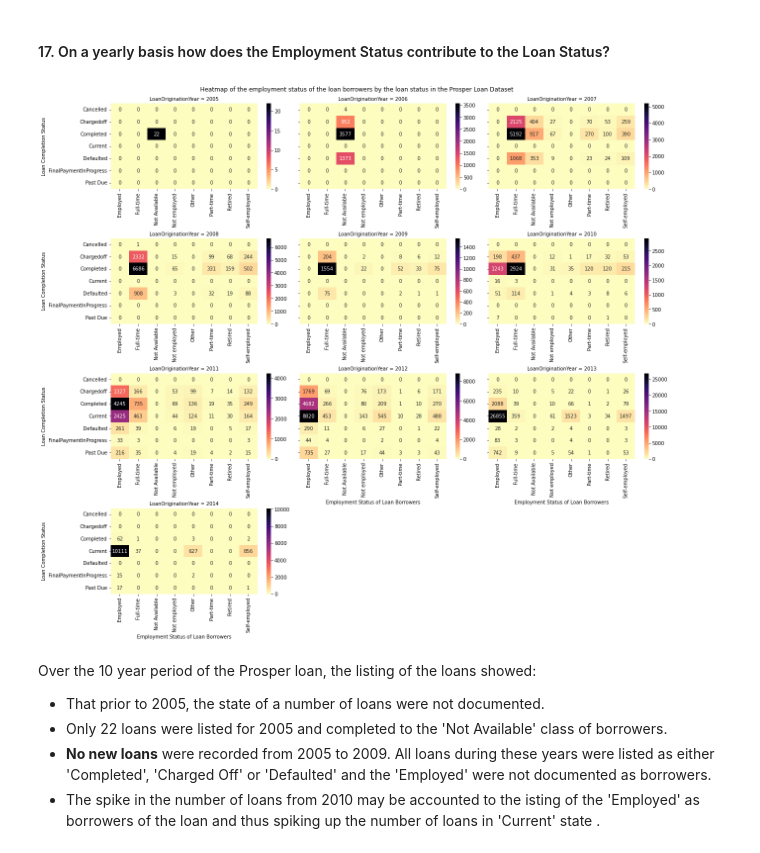
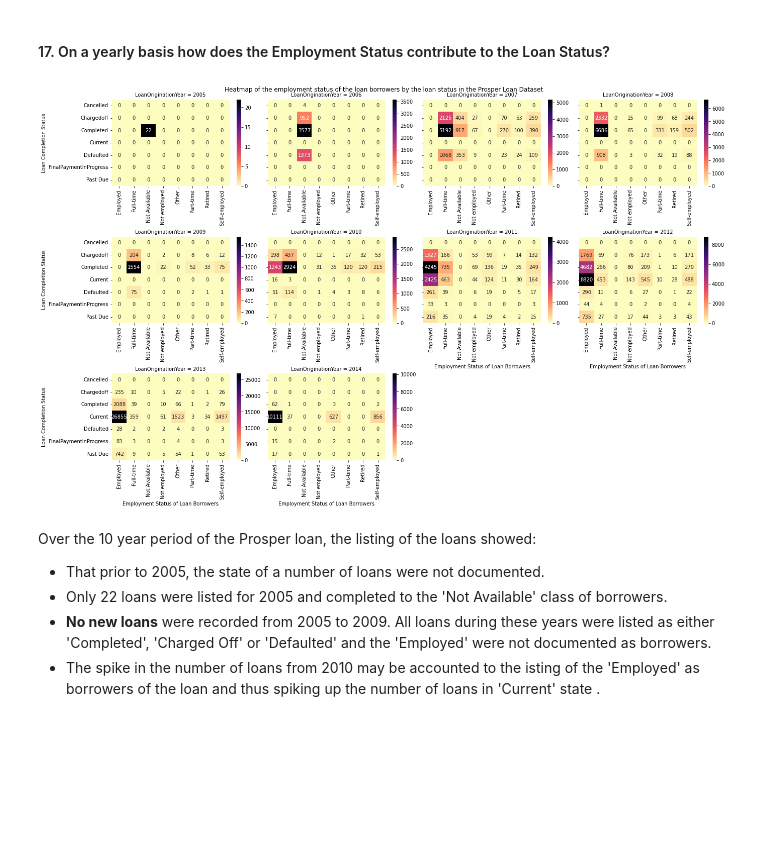
Before and after one commit to akinmode/ALX-Udacity-My-Projects, a Jupyter notebook: Project 3/Part_I_exploration_template.ipynb, the cells around one changed output. Saved outputs shown, nothing was run; the diff lists cells and outputs as text; code cells hidden in the pictures; blank space fills up the shorter version.

```diff
--- a/Project 3/Part_I_exploration_template.ipynb
+++ b/Project 3/Part_I_exploration_template.ipynb
@@ -298,7 +300,11 @@ _There are 6 coded options for `Past Due (...)` which are greater then a day fro
 
 ##### Recode the `Past Due (...)` options as `Past Due`
 # %%
+## A function to re-label or re-group entries
 def LoanStatusRecoder( status ):
+    """
+        LoanStatusRecoder replaces all labels/options having 'Past Due (...)' in them to 'Past Due'
+    """
     if 'Past Due' in status:
         re_stat = 'Past Due'
     else:
@@ -841,18 +857,18 @@ _The employed borrowers present the highest median and 75th percentile in the or
 # %%
 grp = focus_df.groupby(['LoanOriginationYear', 'EmploymentStatus', 'LoanStatusRecode']).size().reset_index(name='count')
 def draw_heatmap(*args, **kwargs):
     grp = kwargs.pop('data')
     d = grp.pivot(index=args[0], columns=args[1], values=args[2])
     sb.heatmap(d, **kwargs)
-fg = sb.FacetGrid(grp, col='LoanOriginationYear', height=4, aspect=1.5, sharex=False, col_wrap=3)
+fg = sb.FacetGrid(grp, col='LoanOriginationYear', height=4, aspect=1.2, sharex=False, col_wrap=4)
 fg.map_dataframe(draw_heatmap, 'LoanStatusRecode', 'EmploymentStatus', 'count', cmap = 'magma_r', annot = True, fmt = '.0f')
 fg.set_ylabels('Loan Completion Status')
 fg.set_xlabels('Employment Status of Loan Borrowers')
 fg.fig.subplots_adjust(top=.95)
 fg.fig.suptitle('Heatmap of the employment status of the loan borrowers by the loan status in the Prosper Loan Dataset');
 #plt.title('Heatmap of the employment status of the loan borrowers by the loan status in the Prosper Loan Dataset');
 # %% [output]
-[figure, old version]
+[figure, new version]
 # %% [markdown]
 Over the 10 year period of the Prosper loan, the listing of the loans showed:
 - That prior to 2005, the state of a number of loans were not documented.
```
Also changed, not shown: parts of 6 cells of this notebook, 6 other files.
